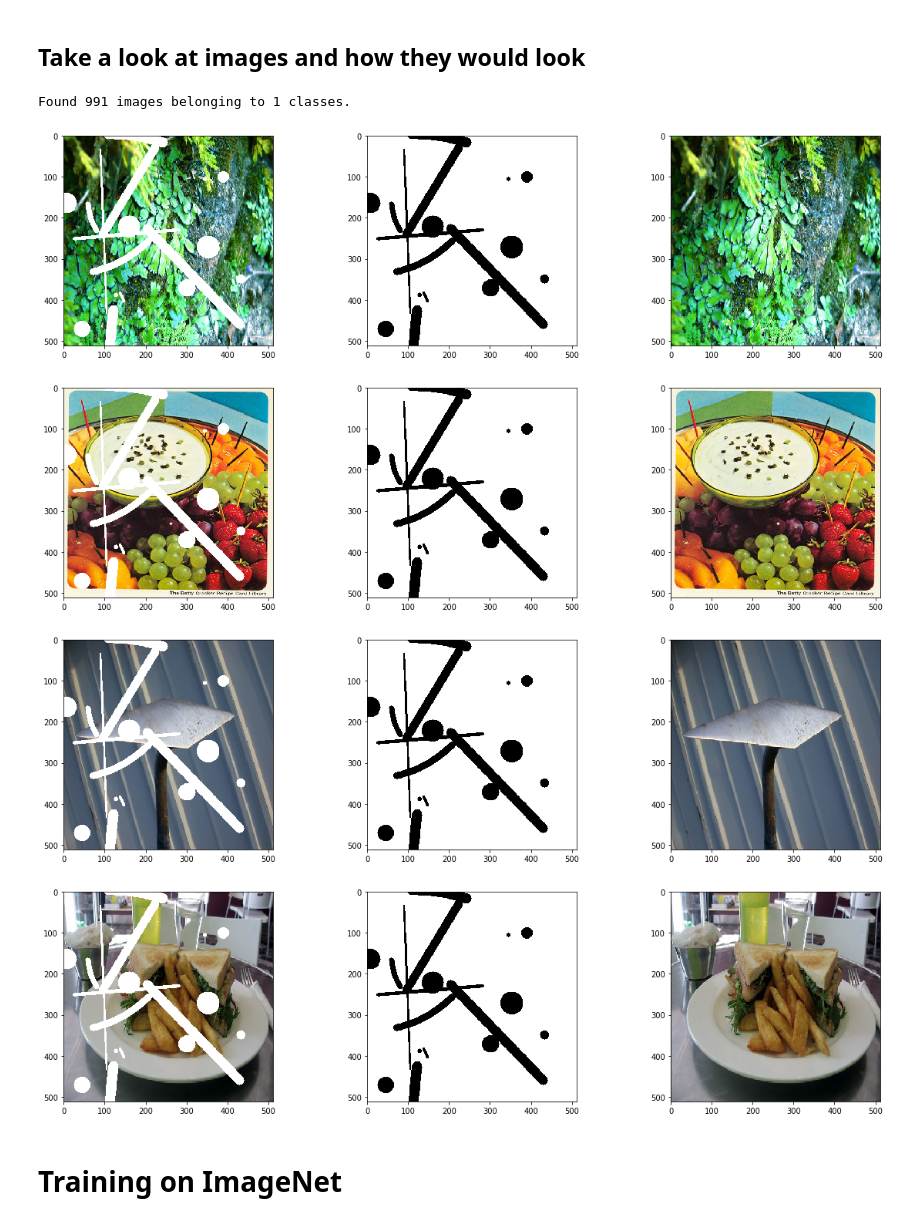
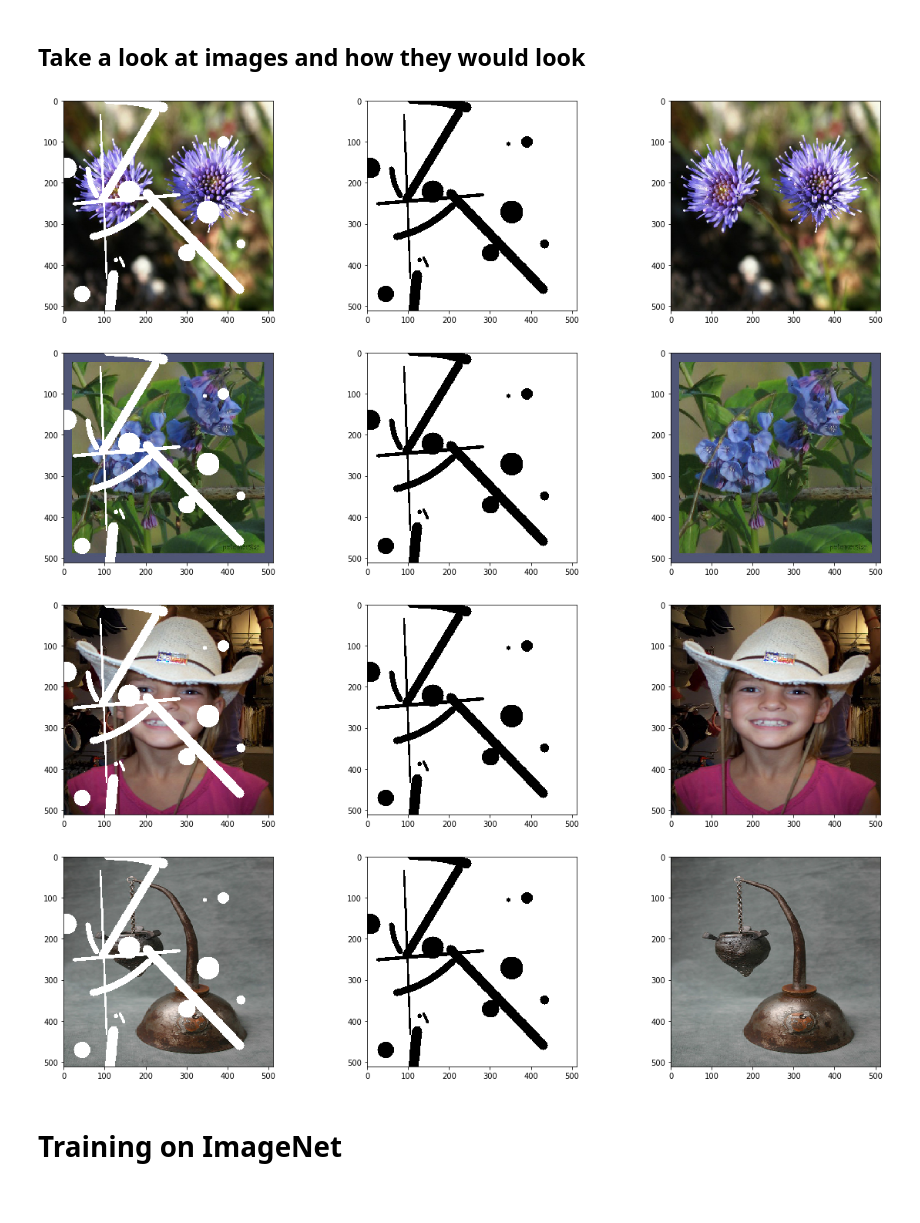
Before and after one commit to gaseosaluz/PConv-Keras, a Jupyter notebook: notebooks/Step4 - Imagenet Training.ipynb, the cells around one changed output. Drawn from its saved outputs; the diff is of its cells as text; code cells hidden in the pictures.

```diff
--- a/notebooks/Step4 - Imagenet Training.ipynb
+++ b/notebooks/Step4 - Imagenet Training.ipynb
@@ -71,9 +71,9 @@ plt.ioff()
 # %% [markdown]
 # Training Dataset
 # %%
-TRAIN_DIR = r"/home/edm/work/mldata/small-imagenet/imagenet_100_100_811/train/"
-VAL_DIR = r"/home/edm/work/mldata/small-imagenet/imagenet_100_100_811//"
-TEST_DIR = r"/home/edm/work/mldata/small-imagenet/imagenet_100_100_811/test/"
+TRAIN_DIR = r"/home/edm/work/mldata/small-imagenet_1000/imagenet_images_1000_811/train/"
+VAL_DIR = r"/home/edm/work/mldata/small-imagenet_1000/imagenet_images_1000_811//"
+TEST_DIR = r"/home/edm/work/mldata/small-imagenet_1000/imagenet_images_1000_811/test/"
 
 BATCH_SIZE = 4
 # %% [markdown]
@@ -144,22 +144,21 @@ test_generator = test_datagen.flow_from_directory(
 # %% [markdown]
 ## Take a look at images and how they would look
 # %%
-test_data = next(val_generator)
+test_data = next(test_generator)
 (masked, mask), ori = test_data
 
 # Show side by side
 for i in range(len(ori)):
     _, axes = plt.subplots(1, 3, figsize=(20, 5))
     axes[0].imshow(masked[i,:,:,:])
     axes[1].imshow(mask[i,:,:,:] * 1.)
     axes[2].imshow(ori[i,:,:,:])
     plt.show()
 # %% [output]
-Found 991 images belonging to 1 classes.
-[figure, old version]
+[figure, new version]
-[figure, old version]
+[figure, new version]
-[figure, old version]
+[figure, new version]
-[figure, old version]
+[figure, new version]
 # %% [markdown]
 # Training on ImageNet
 # %%
```
Also changed, not shown: parts of 5 cells of this notebook.
